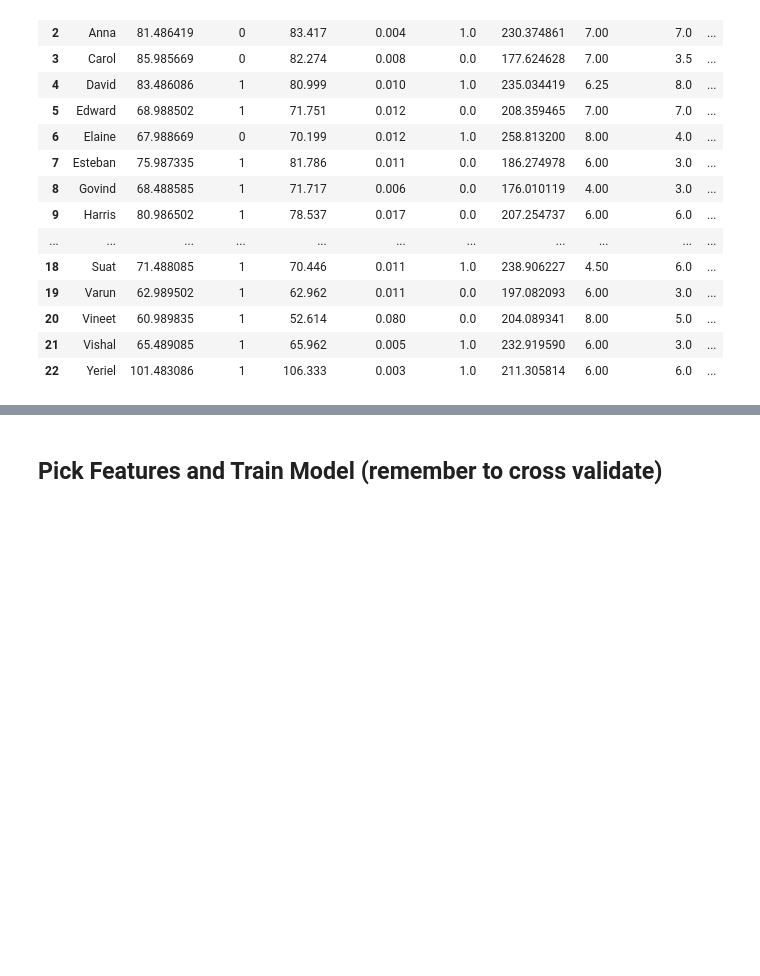
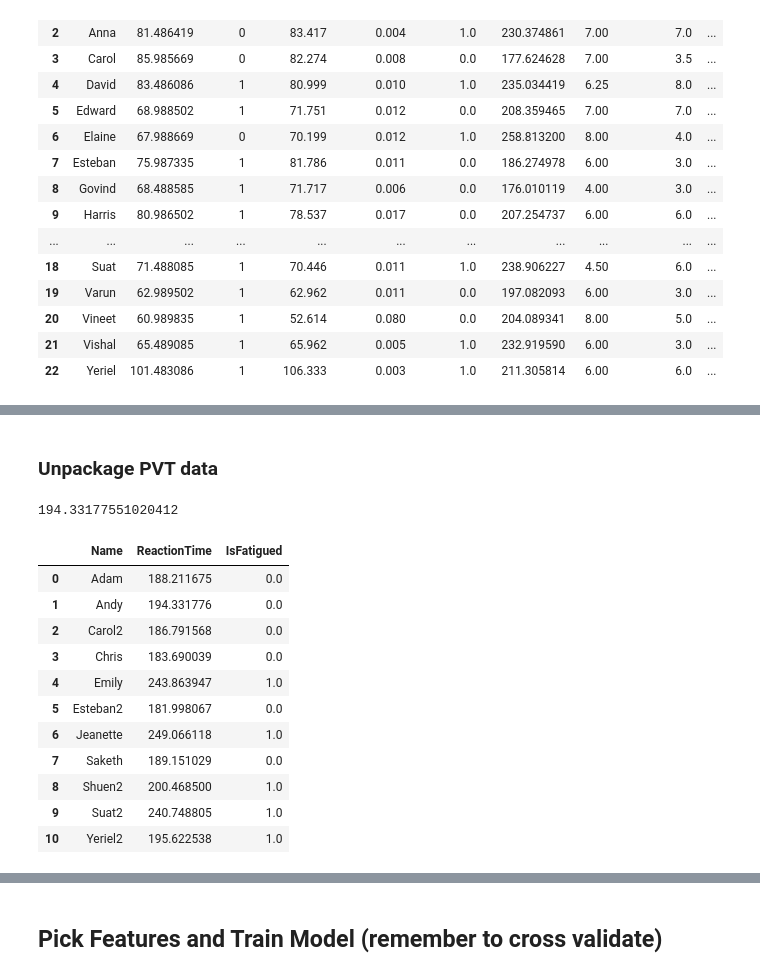
Before and after one commit to sMyn42/Week2Public, a Jupyter notebook: Heart_Rates_and_Reaction_Times_and_Sound.ipynb, the cells around one changed output, grey strips where cells are left out. Drawn from its saved outputs; the diff is of its cells as text; code cells hidden in the pictures; blank space fills up the shorter version.

```diff
--- a/Heart_Rates_and_Reaction_Times_and_Sound.ipynb
+++ b/Heart_Rates_and_Reaction_Times_and_Sound.ipynb
@@ -308,0 +360,7 @@ dataset_sound
+# %% [markdown]
+### Unpackage PVT data
+# %%
+val_pvt_raw = pd.read_csv(r"C:/Users/saketh/stuff/Medlytics/Week2Public/Validation_Data/PVTdata.csv")
+val_pvt = val_pvt_raw/1000 # Convert to ms
+val_pvt[val_pvt<100]=np.nan
+val_pvt[val_pvt>380]=np.nan
@@ -308,0 +369,28 @@ dataset_sound
+# %%
+med_val = np.nanmedian(RT.values)
+
+label = RT > med_val
+
+val_labels=pd.DataFrame([RT, label])
+
+val_labels=val_labels.transpose()
+val_labels.columns = ['ReactionTime','IsFatigued']
+val_labels.reset_index(inplace=True) # Move Name indexer to a new column
+val_labels.rename(columns={'index':'Name'}, inplace=True)
+val_labels.sort_values(by='Name', inplace=True)
+val_labels.reset_index(inplace=True, drop=True) # Move Name indexer to a new column
+val_labels
+# %% [output]
+194.33177551020412
+|  | Name | ReactionTime | IsFatigued |
+| 0 | Adam | 188.211675 | 0.0 |
+| 1 | Andy | 194.331776 | 0.0 |
+| 2 | Carol2 | 186.791568 | 0.0 |
+| 3 | Chris | 183.690039 | 0.0 |
+| 4 | Emily | 243.863947 | 1.0 |
+| 5 | Esteban2 | 181.998067 | 0.0 |
+| 6 | Jeanette | 249.066118 | 1.0 |
+| 7 | Saketh | 189.151029 | 0.0 |
+| 8 | Shuen2 | 200.468500 | 1.0 |
+| 9 | Suat2 | 240.748805 | 1.0 |
+| 10 | Yeriel2 | 195.622538 | 1.0 |
```
Also changed, not shown: parts of 17 cells of this notebook, 1 other file.
